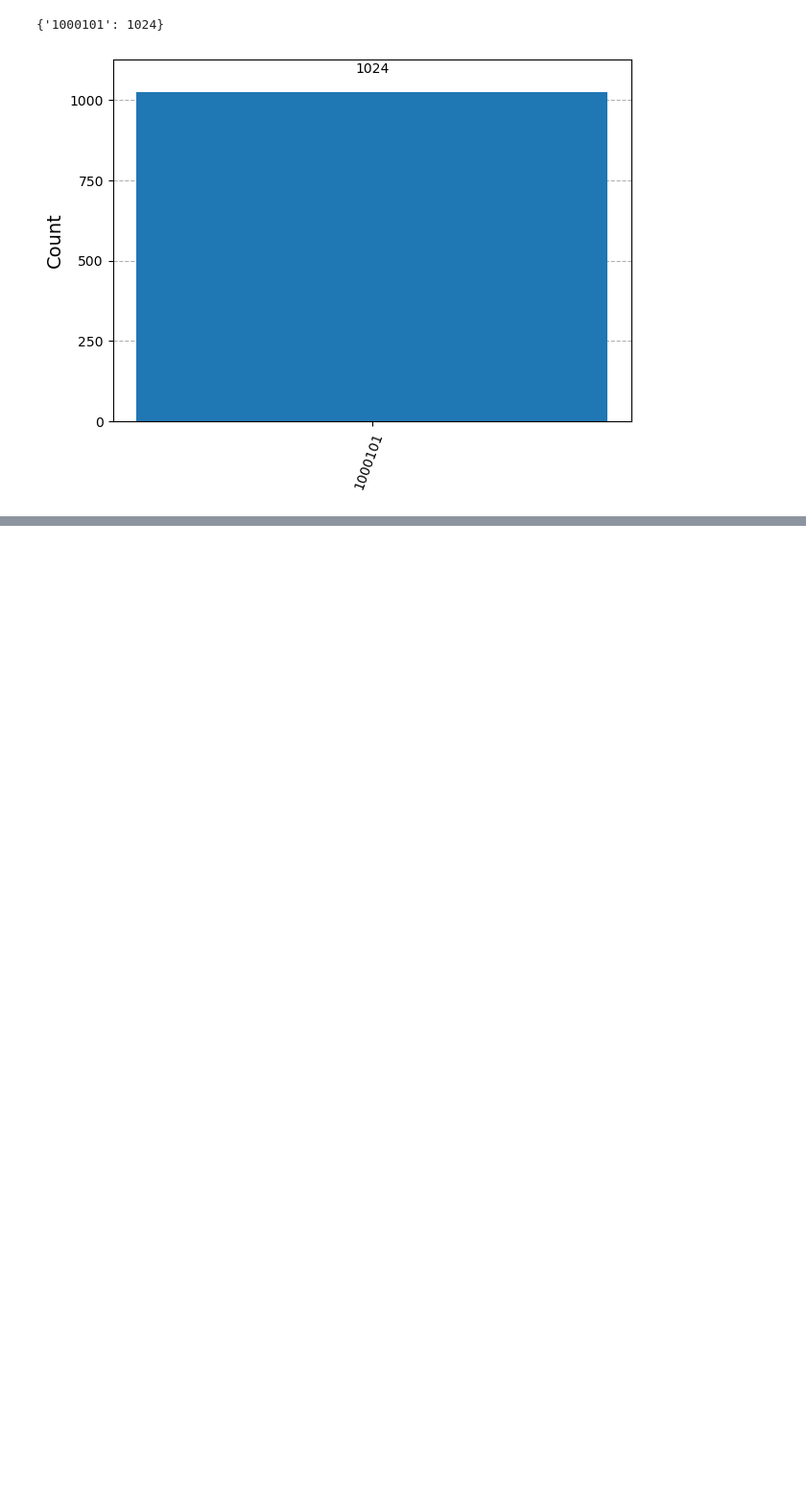
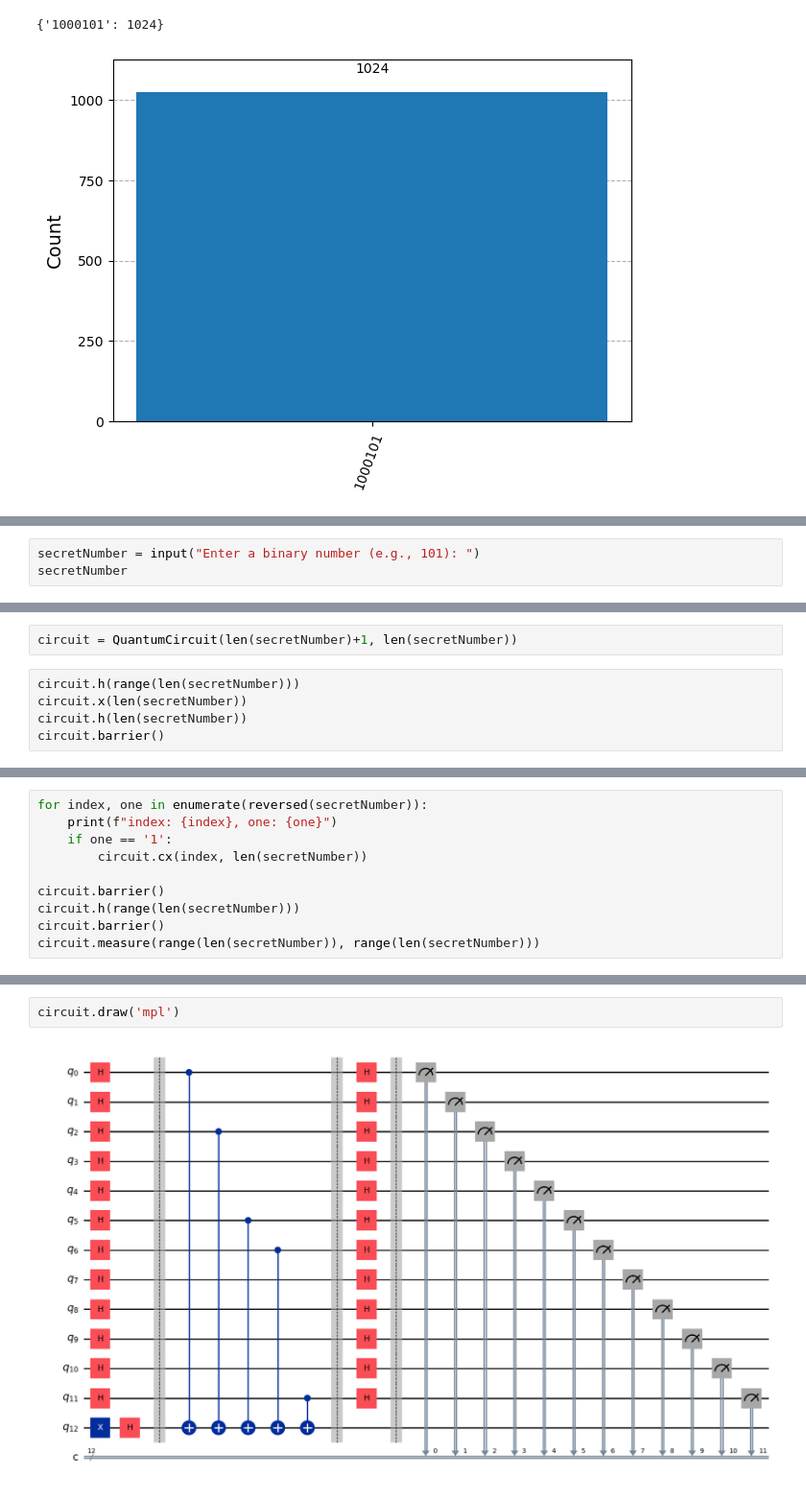
Before and after one commit to ram-polisetti/QuantumAlgorithms, a Jupyter notebook: BernsteinVazirani.ipynb, the cells around one changed output, grey strips where cells are left out. Shown at 96% size. Saved outputs shown, nothing was run; the diff lists cells and outputs as text; blank space fills up the shorter version.

Commit message:
Updated the code to dynamically adjust for the size fo the input

```diff
--- a/BernsteinVazirani.ipynb
+++ b/BernsteinVazirani.ipynb
@@ -51,0 +54,3 @@ plot_histogram(counts)
+# %%
+secretNumber = input("Enter a binary number (e.g., 101): ")
+secretNumber
@@ -51,0 +59,7 @@ plot_histogram(counts)
+# %%
+circuit = QuantumCircuit(len(secretNumber)+1, len(secretNumber))
+# %%
+circuit.h(range(len(secretNumber)))
+circuit.x(len(secretNumber))
+circuit.h(len(secretNumber))
+circuit.barrier()
@@ -51,0 +68,10 @@ plot_histogram(counts)
+# %%
+for index, one in enumerate(reversed(secretNumber)):
+    print(f"index: {index}, one: {one}")
+    if one == '1':
+        circuit.cx(index, len(secretNumber))
+
+circuit.barrier()
+circuit.h(range(len(secretNumber)))
+circuit.barrier()
+circuit.measure(range(len(secretNumber)), range(len(secretNumber)))
@@ -51,0 +92,4 @@ plot_histogram(counts)
+# %%
+circuit.draw('mpl')
+# %% [output]
+[figure, added]
```
Also changed, not shown: parts of 5 cells of this notebook.
